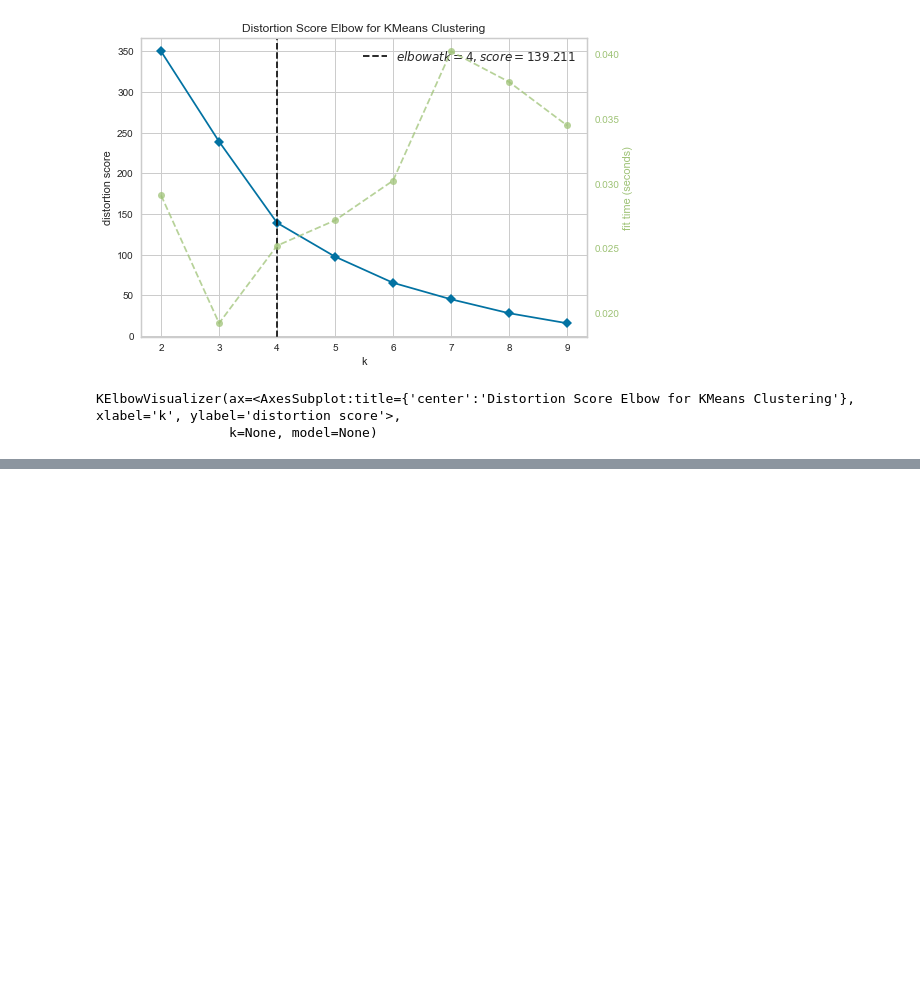
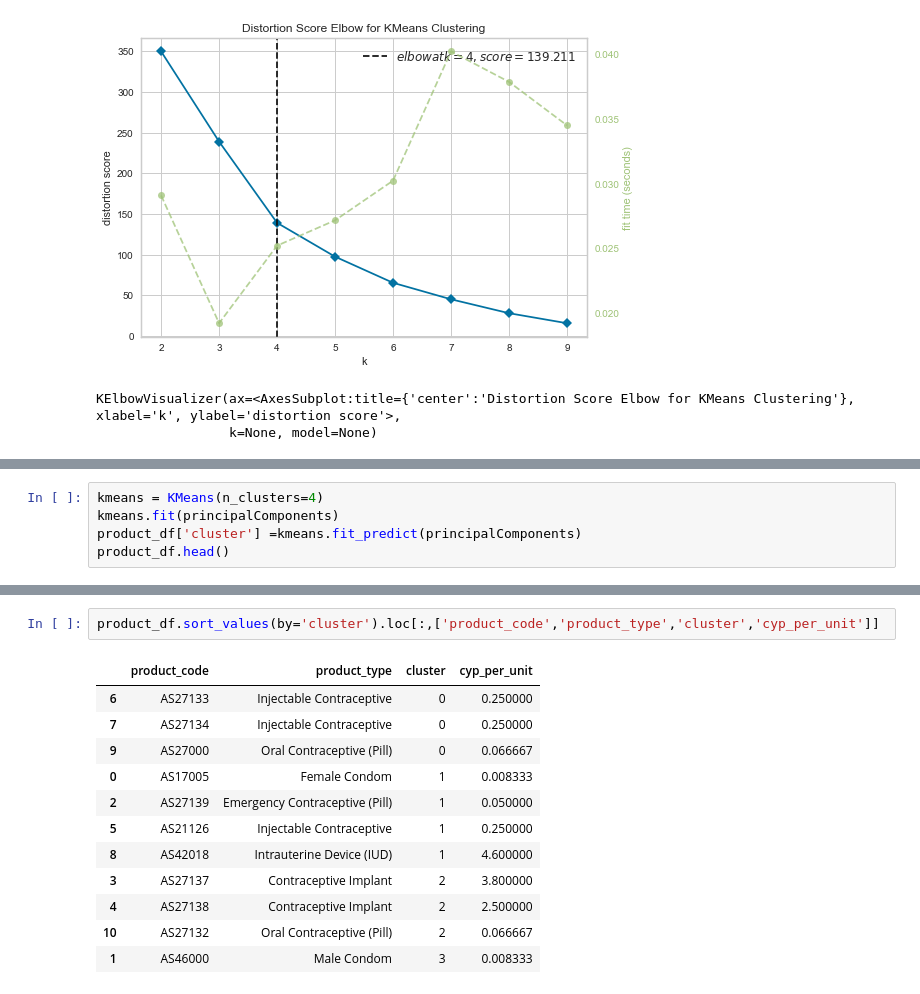
Before and after one commit to Ayiti-Analytics/usaid_foecasting_challenge, a Jupyter notebook: Create Analytical Dataset.ipynb, the cells around one changed output, grey strips where cells are left out. Saved outputs shown, nothing was run; the diff lists cells and outputs as text; blank space fills up the shorter version.

```diff
--- a/Create Analytical Dataset.ipynb
+++ b/Create Analytical Dataset.ipynb
@@ -620,0 +777,5 @@ KElbowVisualizer(ax=<AxesSubplot:title={'center':'Distortion Score Elbow for KMe
+# %%
+kmeans = KMeans(n_clusters=4)
+kmeans.fit(principalComponents)
+product_df['cluster'] =kmeans.fit_predict(principalComponents)
+product_df.head()
@@ -620,0 +790,15 @@ KElbowVisualizer(ax=<AxesSubplot:title={'center':'Distortion Score Elbow for KMe
+# %%
+product_df.sort_values(by='cluster').loc[:,['product_code','product_type','cluster','cyp_per_unit']]
+# %% [output]
+|  | product_code | product_type | cluster | cyp_per_unit |
+| 6 | AS27133 | Injectable Contraceptive | 0 | 0.250000 |
+| 7 | AS27134 | Injectable Contraceptive | 0 | 0.250000 |
+| 9 | AS27000 | Oral Contraceptive (Pill) | 0 | 0.066667 |
+| 0 | AS17005 | Female Condom | 1 | 0.008333 |
+| 2 | AS27139 | Emergency Contraceptive (Pill) | 1 | 0.050000 |
+| 5 | AS21126 | Injectable Contraceptive | 1 | 0.250000 |
+| 8 | AS42018 | Intrauterine Device (IUD) | 1 | 4.600000 |
+| 3 | AS27137 | Contraceptive Implant | 2 | 3.800000 |
+| 4 | AS27138 | Contraceptive Implant | 2 | 2.500000 |
+| 10 | AS27132 | Oral Contraceptive (Pill) | 2 | 0.066667 |
+| 1 | AS46000 | Male Condom | 3 | 0.008333 |
```
Also changed, not shown: parts of 16 cells of this notebook, 1 other file.
